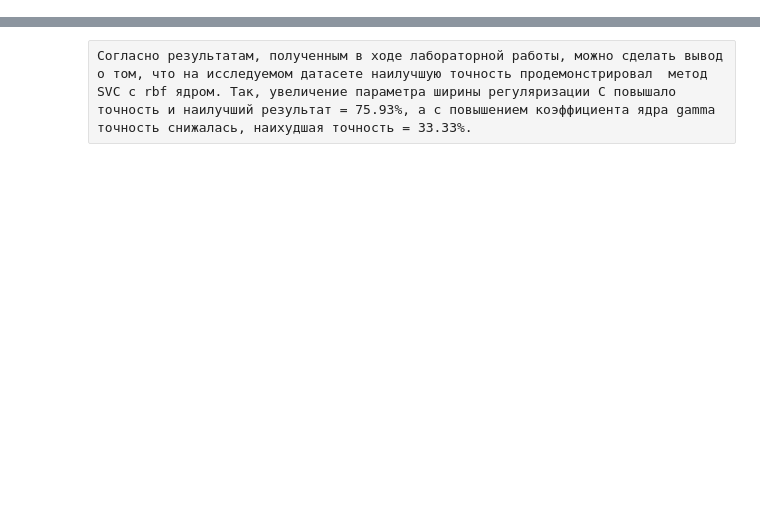
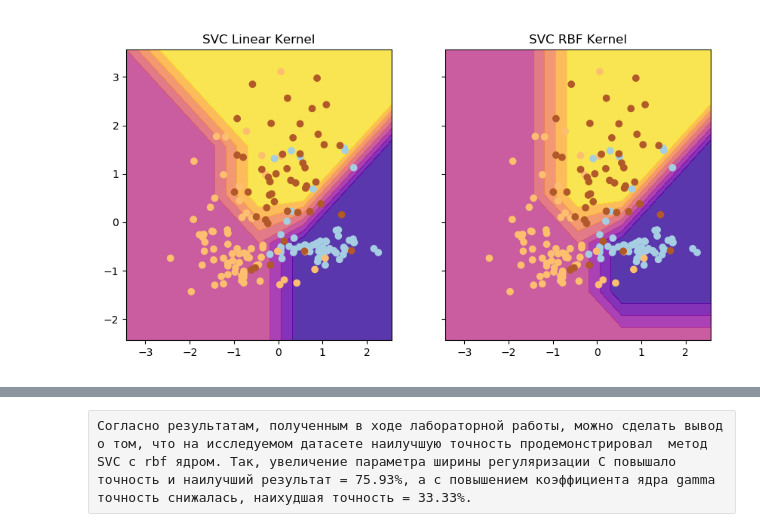
Before and after one commit to artBaby/ML, a Jupyter notebook: Lab4/Lab4.ipynb, the cells around one changed output, grey strips where cells are left out. Drawn from its saved outputs; the diff is of its cells as text; code cells hidden in the pictures; blank space fills up the shorter version.

```diff
--- a/Lab4/Lab4.ipynb
+++ b/Lab4/Lab4.ipynb
@@ -63,3 +60,7 @@ display(Image(filename='1.PNG', embed=True))
+# %%
+embedded-picture
+# %% [output]
+[figure, added]
 # %%
  #regularization variation (C): 1, 10, 100, 1000
     f, ax = plt.subplots(1, 4, sharex=True, sharey=True, figsize=(15,5))
```
Also changed, not shown: parts of 5 cells of this notebook.
